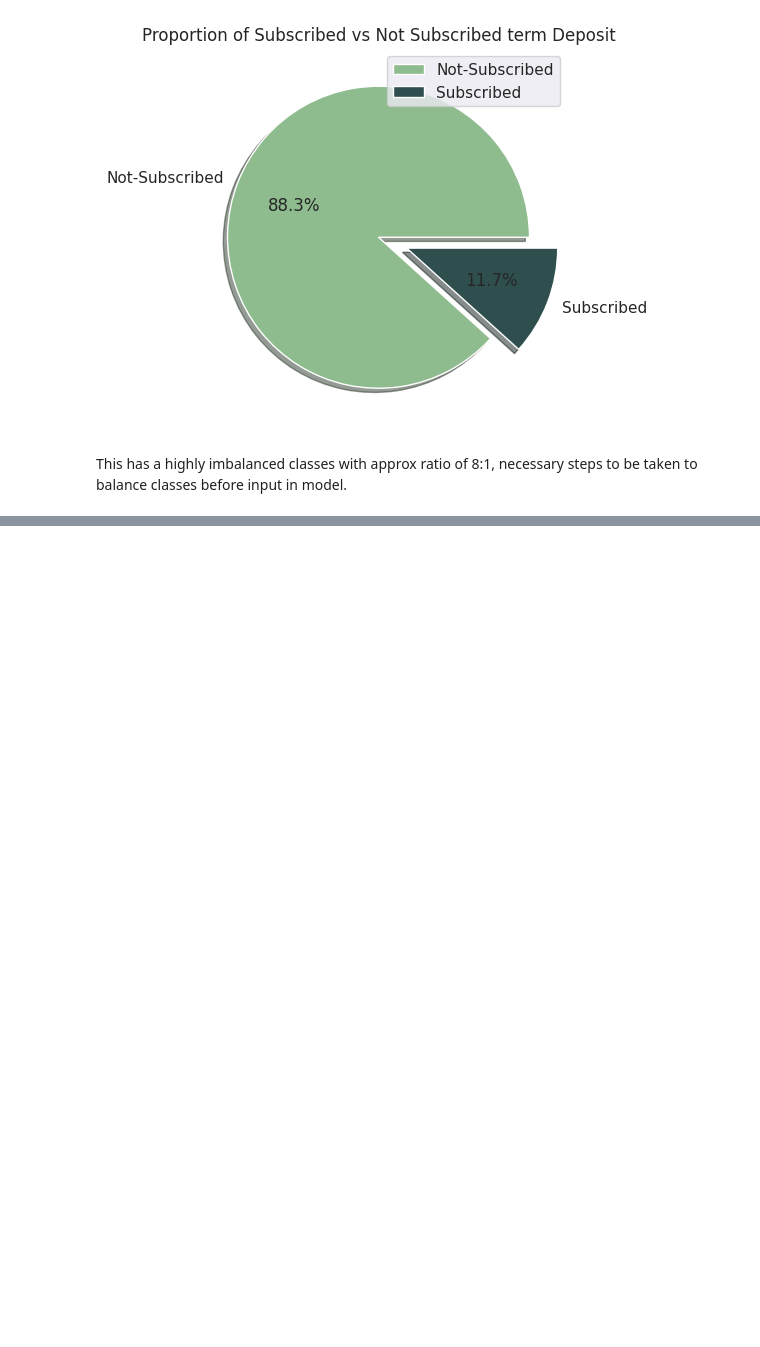
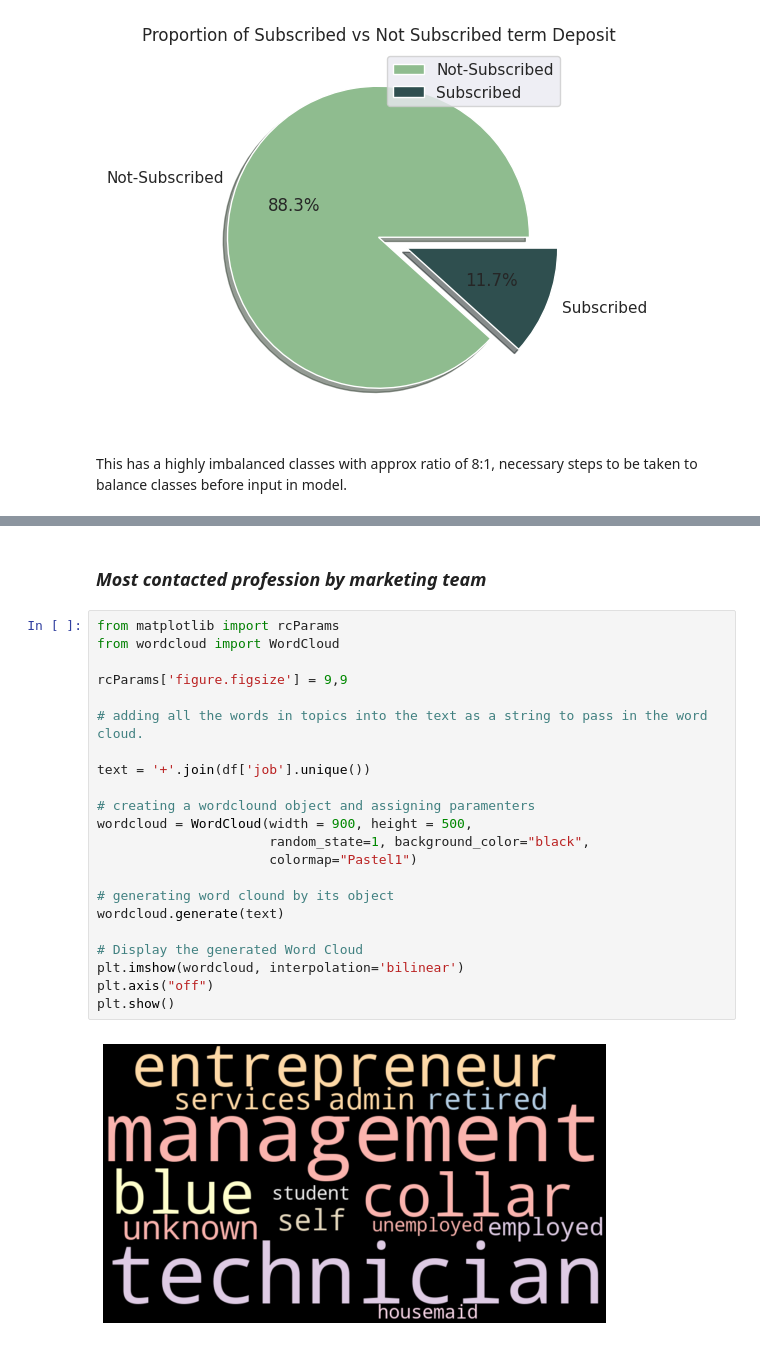
Before and after one commit to GuptaRitik/Marketing-Effectiveness-Prediction, a Jupyter notebook: Bank_Marketing_Effectiveness_Prediction_Capstone_Project.ipynb, the cells around one changed output, grey strips where cells are left out. Drawn from its saved outputs; the diff is of its cells as text; blank space fills up the shorter version.

```diff
--- a/Bank_Marketing_Effectiveness_Prediction_Capstone_Project.ipynb
+++ b/Bank_Marketing_Effectiveness_Prediction_Capstone_Project.ipynb
@@ -206,0 +261,26 @@ This has a highly imbalanced classes with approx ratio of 8:1, necessary steps t
+# %% [markdown]
+### *Most contacted profession by marketing team*
+# %%
+from matplotlib import rcParams
+from wordcloud import WordCloud
+
+rcParams['figure.figsize'] = 9,9
+
+# adding all the words in topics into the text as a string to pass in the word cloud.
+
+text = '+'.join(df['job'].unique())
+
+# creating a wordclound object and assigning paramenters
+wordcloud = WordCloud(width = 900, height = 500,
+                      random_state=1, background_color="black",
+                      colormap="Pastel1")
+
+# generating word clound by its object
+wordcloud.generate(text)
+
+# Display the generated Word Cloud
+plt.imshow(wordcloud, interpolation='bilinear')
+plt.axis("off")
+plt.show()
+# %% [output]
+[figure, added]
```
Also changed, not shown: parts of 16 cells of this notebook.
